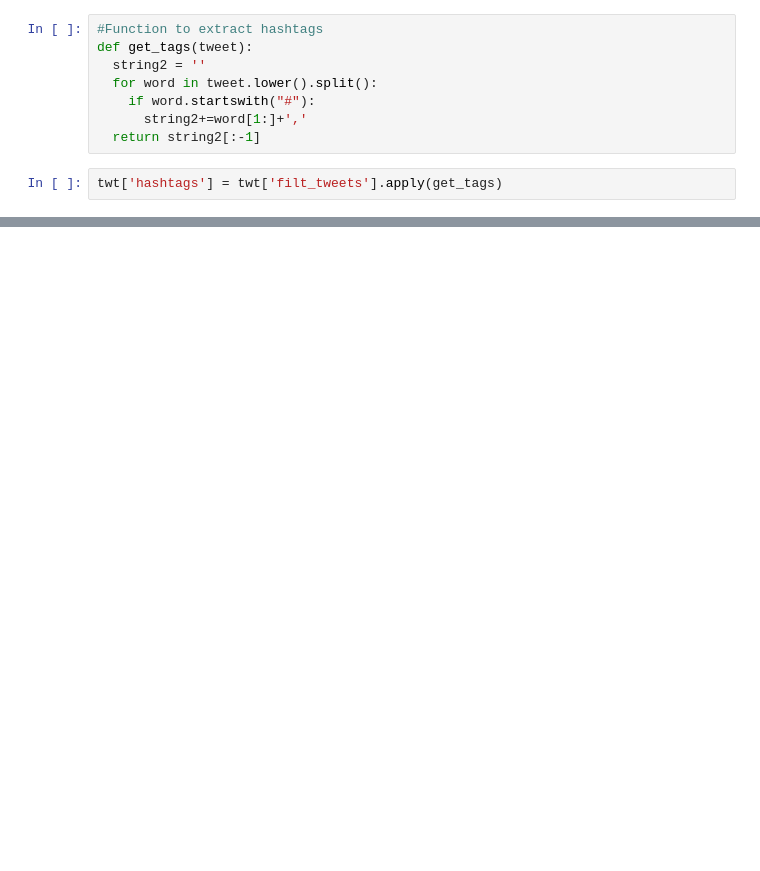
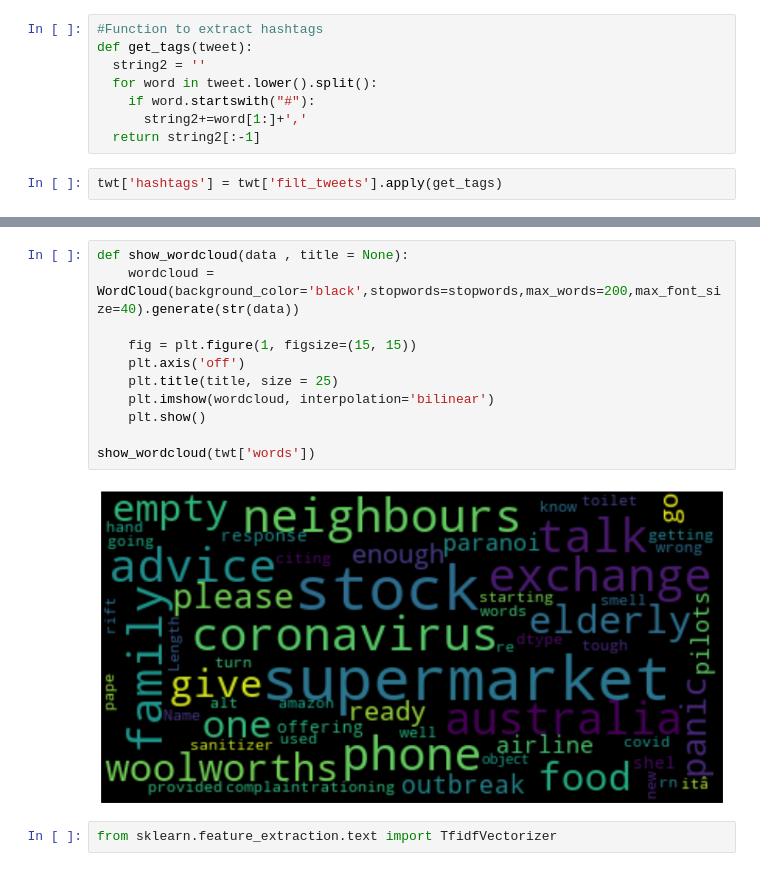
Before and after one commit to AkshayRai20/Projects1, a Jupyter notebook: Akshay_Rai_Team_1_Capstone_Project_2.ipynb, the cells around one changed output, grey strips where cells are left out. Cells and saved outputs as stored; diff of their text form; blank space fills up the shorter version.

```diff
--- a/Akshay_Rai_Team_1_Capstone_Project_2.ipynb
+++ b/Akshay_Rai_Team_1_Capstone_Project_2.ipynb
@@ -297 +381,16 @@ Done till now
+# %%
+def show_wordcloud(data , title = None):
+    wordcloud = WordCloud(background_color='black',stopwords=stopwords,max_words=200,max_font_size=40).generate(str(data))
+
+    fig = plt.figure(1, figsize=(15, 15))
+    plt.axis('off')
+    plt.title(title, size = 25)
+    plt.imshow(wordcloud, interpolation='bilinear')
+    plt.show()
+
+show_wordcloud(twt['words'])
+# %% [output]
+[figure, added]
+# %%
+from sklearn.feature_extraction.text import TfidfVectorizer
 # %% [markdown]
```
Also changed, not shown: parts of 28 cells of this notebook.
